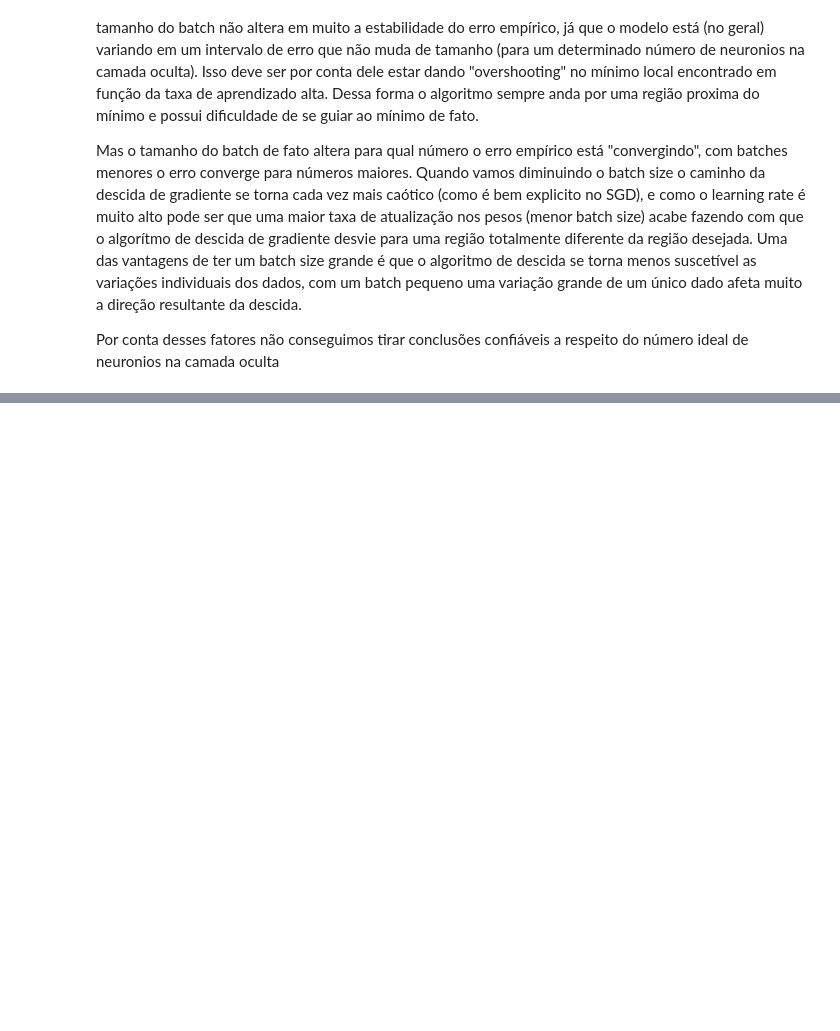
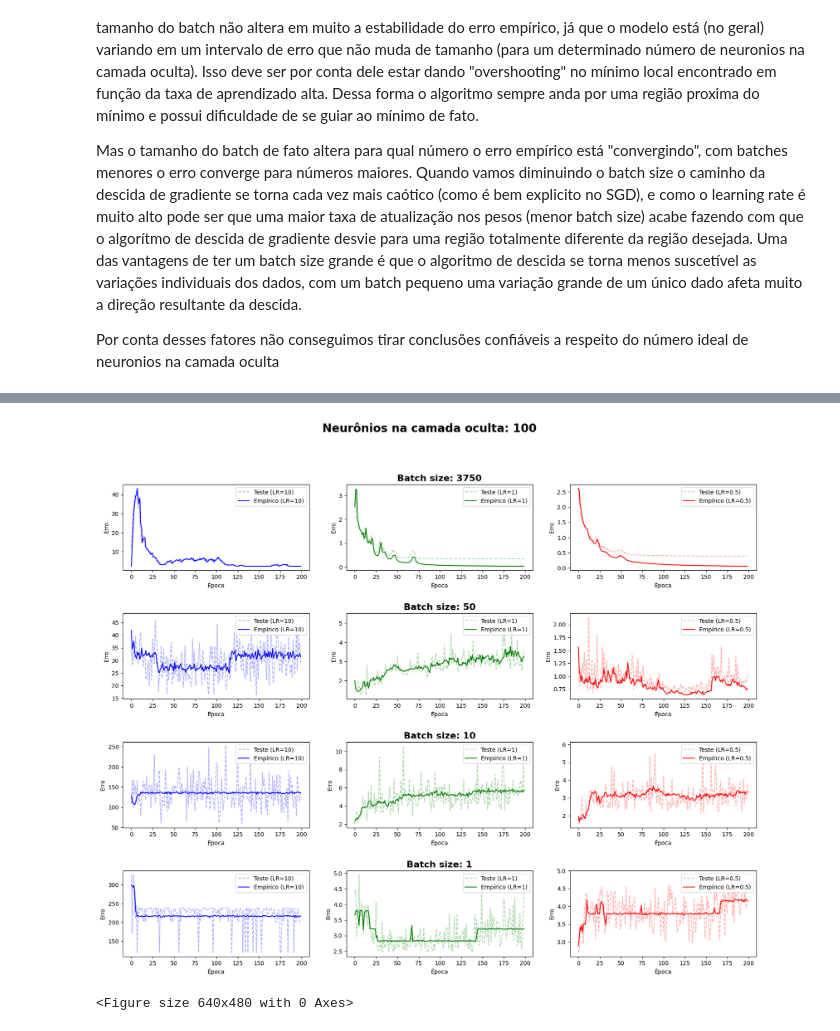
Before and after one commit to VictorHenrique317/ML-TP1, a Jupyter notebook: tp1-ml-victor.ipynb, the cells around one changed output, grey strips where cells are left out. Saved outputs shown, nothing was run; the diff lists cells and outputs as text; code cells hidden in the pictures; blank space fills up the shorter version.

```diff
--- a/tp1-ml-victor.ipynb
+++ b/tp1-ml-victor.ipynb
@@ -183,0 +208,5 @@ for hidden_layer_neuron_number, model_group in models.items():
+# %%
+displayMLP(100)
+# %% [output]
+[figure, added]
+<Figure size 640x480 with 0 Axes>
```
Also changed, not shown: parts of 7 cells of this notebook.
